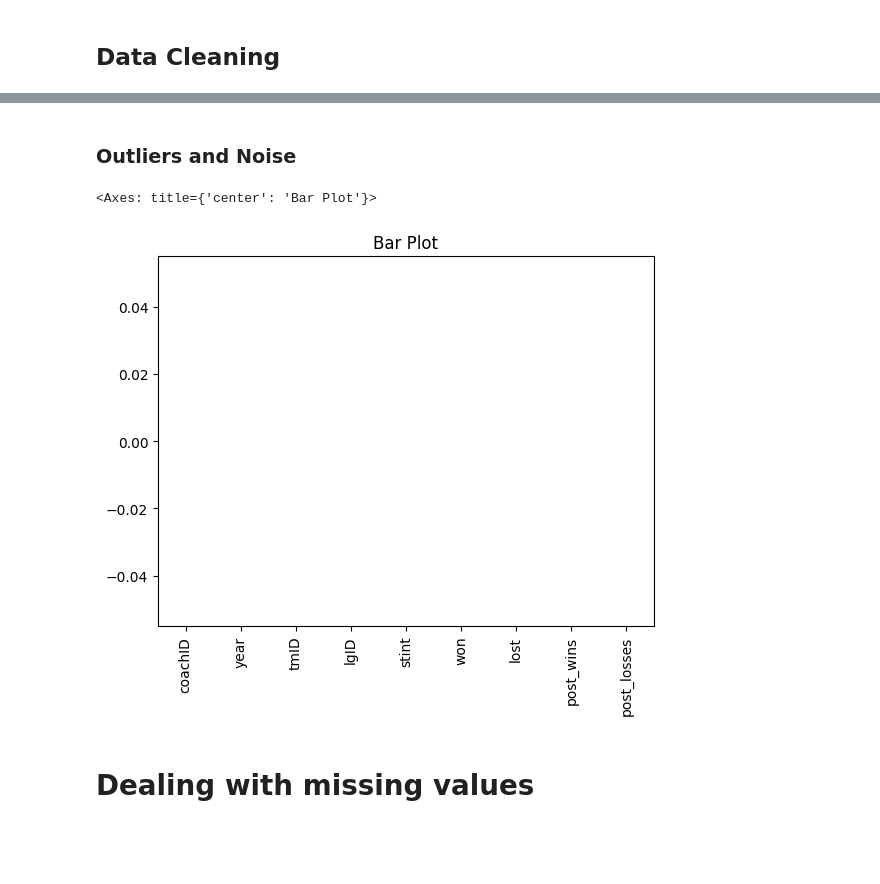
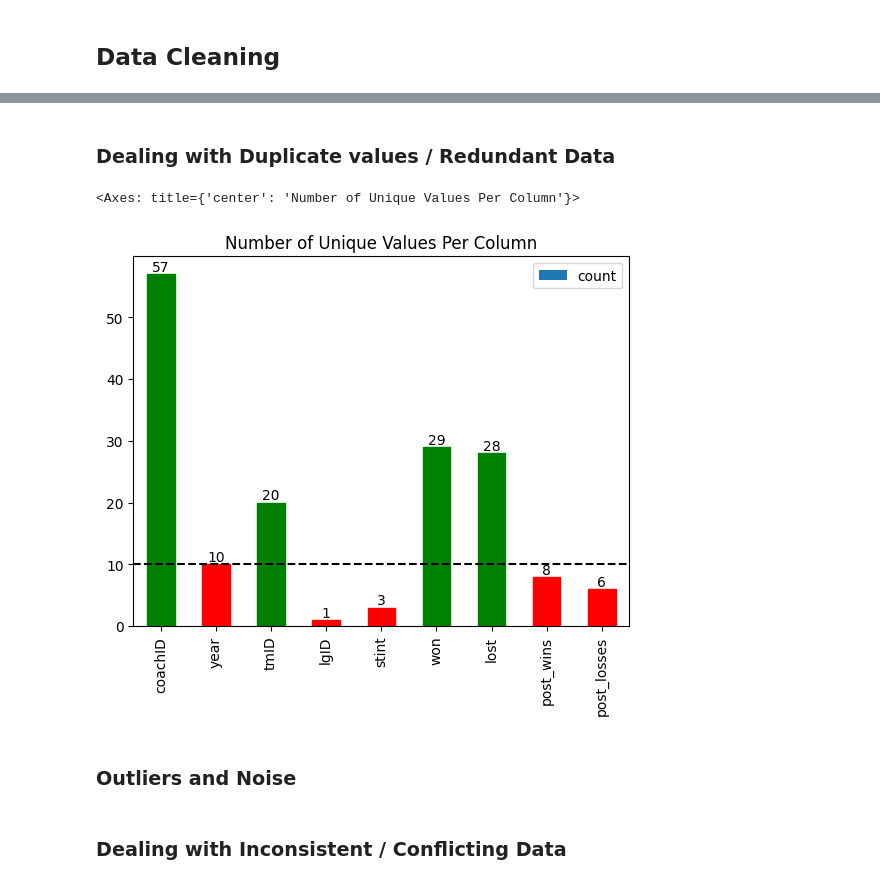
Before and after one commit to DanielRodrigues08/AC-FEUP, a Jupyter notebook: data_preparation/coaches.ipynb, the cells around one changed output, grey strips where cells are left out. Drawn from its saved outputs; the diff is of its cells as text; code cells hidden in the pictures; blank space fills up the shorter version.

```diff
--- a/data_preparation/coaches.ipynb
+++ b/data_preparation/coaches.ipynb
@@ -27,10 +26,14 @@ def filter_column_uniques(df,size=1):
+# %% [markdown]
+### Dealing with Duplicate values / Redundant Data
+# %%
+unique_values_by_column(df, 10)
+# %% [output]
+<Axes: title={'center': 'Number of Unique Values Per Column'}>
+[figure, added]
 # %% [markdown]
 ### Outliers and Noise
 # %%
-df1 = nulls_by_column(df)
-df1.plot(kind="bar", title="Bar Plot")
+#df1 = nulls_by_column(df)
+#df1.plot(kind="bar", title="Bar Plot")
-# %% [output]
-<Axes: title={'center': 'Bar Plot'}>
-[figure, removed]
 # %% [markdown]
-# Dealing with missing values
+### Dealing with Inconsistent / Conflicting Data
```
Also changed, not shown: parts of 5 cells of this notebook, 1 other file.
